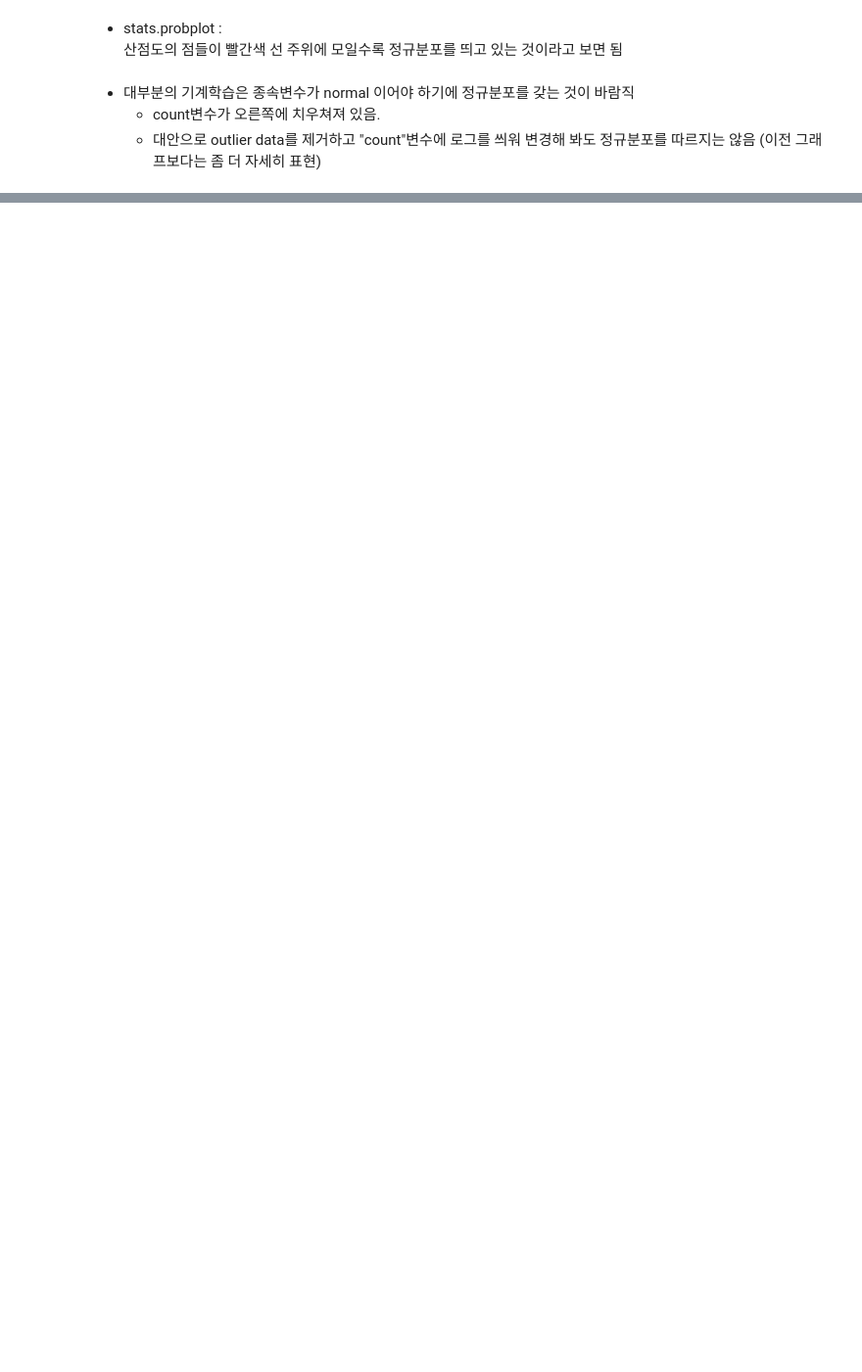
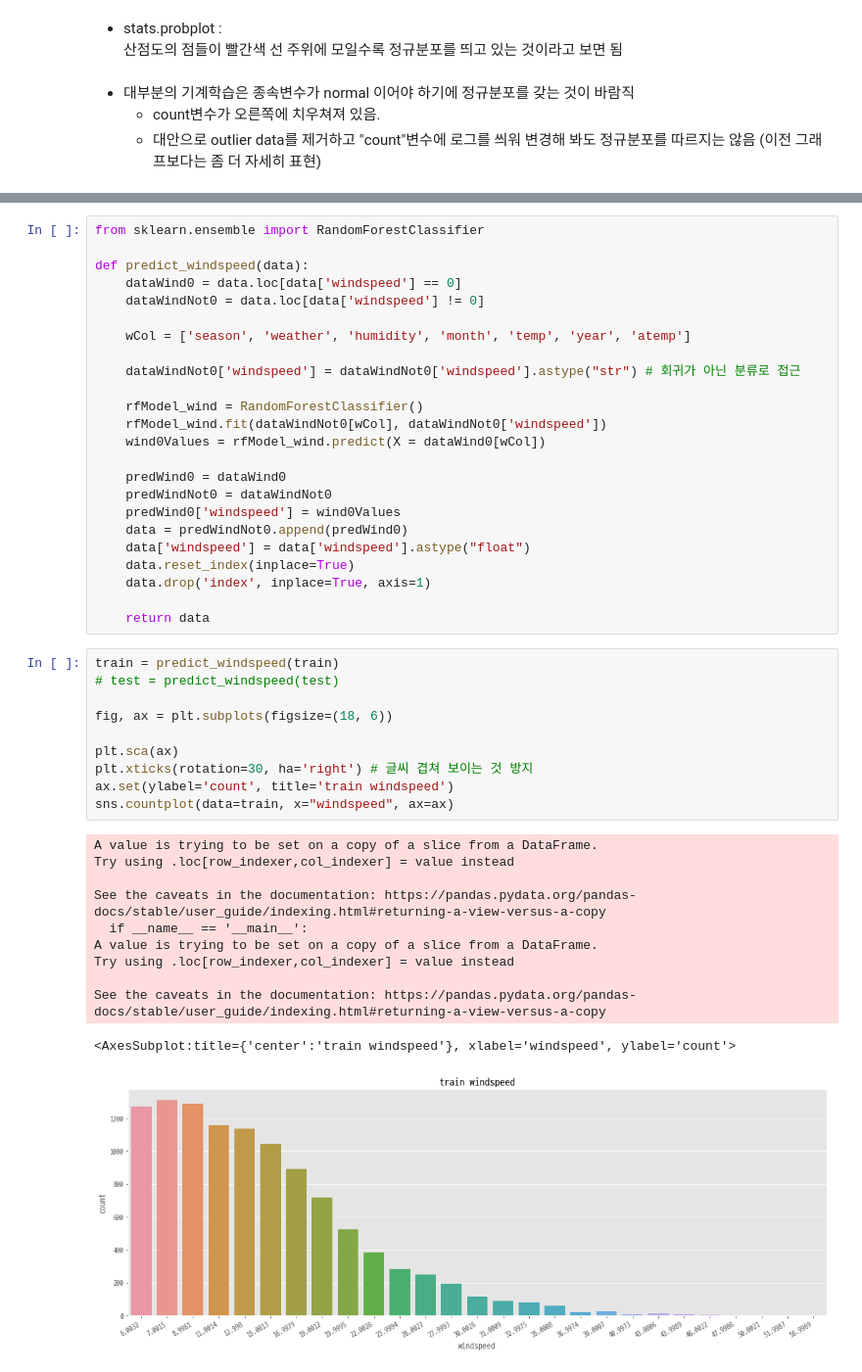
Before and after one commit to YouranWoo/ADP_study, a Jupyter notebook: regression_bikesharing_0524.ipynb, the cells around one changed output, grey strips where cells are left out. Shown at 98% size. Cells and saved outputs as stored; diff of their text form; blank space fills up the shorter version.

```diff
--- a/regression_bikesharing_0524.ipynb
+++ b/regression_bikesharing_0524.ipynb
@@ -305,0 +406,46 @@ stats.probplot(np.log1p(trainWithoutOutliers["count"]), dist='norm', fit=True, p
+# %%
+from sklearn.ensemble import RandomForestClassifier
+
+def predict_windspeed(data):
+    dataWind0 = data.loc[data['windspeed'] == 0]
+    dataWindNot0 = data.loc[data['windspeed'] != 0]
+
+    wCol = ['season', 'weather', 'humidity', 'month', 'temp', 'year', 'atemp']
+
+    dataWindNot0['windspeed'] = dataWindNot0['windspeed'].astype("str") # 회귀가 아닌 분류로 접근
+
+    rfModel_wind = RandomForestClassifier()
+    rfModel_wind.fit(dataWindNot0[wCol], dataWindNot0['windspeed'])
+    wind0Values = rfModel_wind.predict(X = dataWind0[wCol])
+
+    predWind0 = dataWind0
+    predWindNot0 = dataWindNot0
+    predWind0['windspeed'] = wind0Values
+    data = predWindNot0.append(predWind0)
+    data['windspeed'] = data['windspeed'].astype("float")
+    data.reset_index(inplace=True)
+    data.drop('index', inplace=True, axis=1)
+
+    return data
+# %%
+train = predict_windspeed(train)
+# test = predict_windspeed(test)
+
+fig, ax = plt.subplots(figsize=(18, 6))
+
+plt.sca(ax)
+plt.xticks(rotation=30, ha='right') # 글씨 겹쳐 보이는 것 방지
+ax.set(ylabel='count', title='train windspeed')
+sns.countplot(data=train, x="windspeed", ax=ax)
+# %% [output]
+A value is trying to be set on a copy of a slice from a DataFrame.
+Try using .loc[row_indexer,col_indexer] = value instead
+
+See the caveats in the documentation: https://pandas.pydata.org/pandas-docs/stable/user_guide/indexing.html#returning-a-view-versus-a-copy
+  if __name__ == '__main__':
+A value is trying to be set on a copy of a slice from a DataFrame.
+Try using .loc[row_indexer,col_indexer] = value instead
+
+See the caveats in the documentation: https://pandas.pydata.org/pandas-docs/stable/user_guide/indexing.html#returning-a-view-versus-a-copy
+<AxesSubplot:title={'center':'train windspeed'}, xlabel='windspeed', ylabel='count'>
+[figure, added]
```
Also changed, not shown: parts of 19 cells of this notebook.
